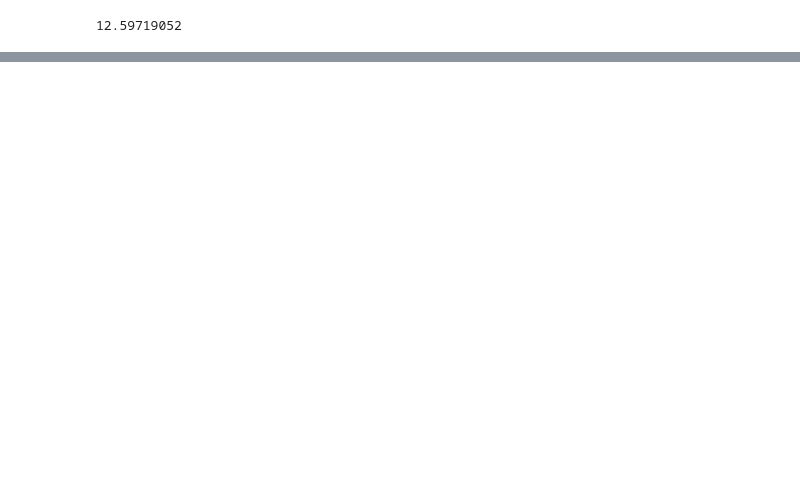
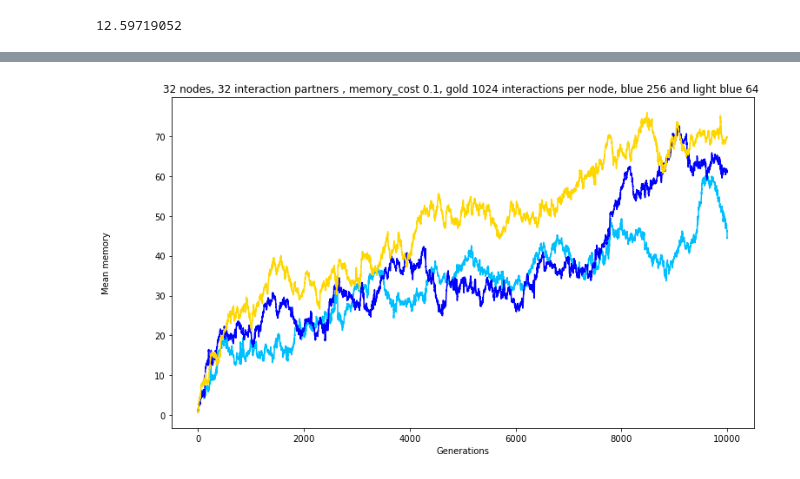
Before and after one commit to aprili1u/bash_script, a Jupyter notebook: graph_plots.ipynb, the cells around one changed output, grey strips where cells are left out. Cells and saved outputs as stored; diff of their text form; code cells hidden in the pictures; blank space fills up the shorter version.

```diff
--- a/graph_plots.ipynb
+++ b/graph_plots.ipynb
@@ -36,0 +45,4 @@ plot(1,2,1,'Mean_Memory','title')
+# %%
+plot(9,10,11,'Mean_Memory','32 nodes, 32 interaction partners , memory_cost 0.1, gold 1024 interactions per node, blue 256 and light blue 64 ')
+# %% [output]
+[figure, added]
```
Also changed, not shown: parts of 12 cells of this notebook, 2 other files.
